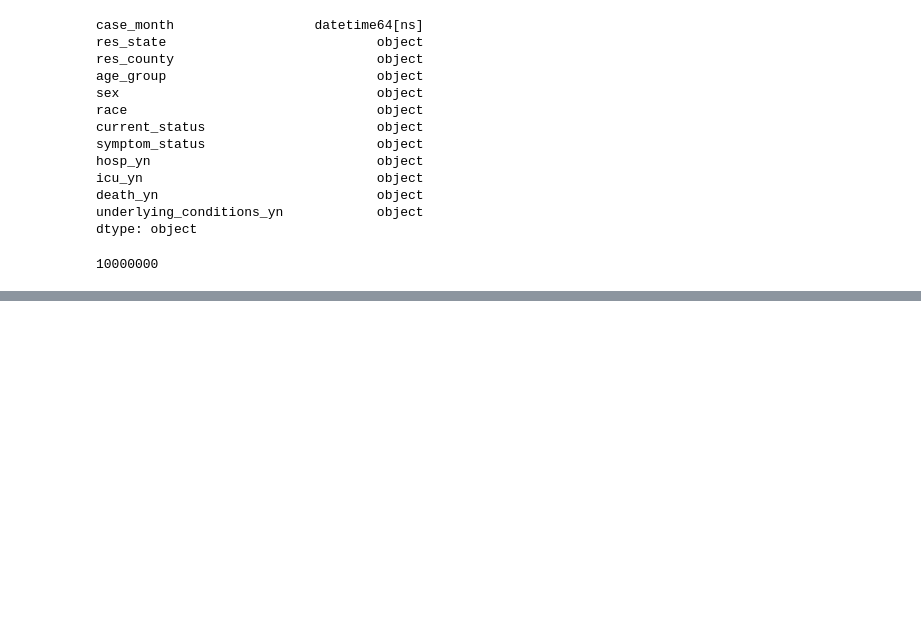
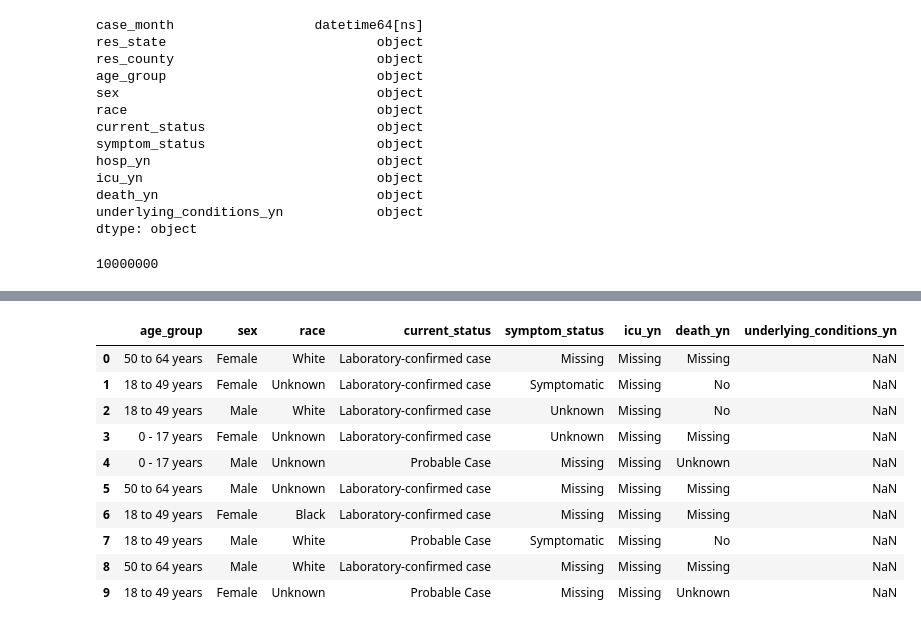
Before and after one commit to JulianDiaz619/covid, a Jupyter notebook: demographicanalysis_ETL.ipynb, the cells around one changed output, grey strips where cells are left out. Saved outputs shown, nothing was run; the diff lists cells and outputs as text; code cells hidden in the pictures; blank space fills up the shorter version.

```diff
--- a/demographicanalysis_ETL.ipynb
+++ b/demographicanalysis_ETL.ipynb
@@ -230,3 +230,19 @@ race_df_subset = race_df.head(100000)
 age_df_subset.to_csv('resources/demographic_analysis/sample_age.csv', index = False)
 sex_df_subset.to_csv('resources/demographic_analysis/sample_sex.csv', index = False)
 race_df_subset.to_csv('resources/demographic_analysis/sample_race.csv', index = False)
+# %%
+clean_df = df.copy()
+clean_df = clean_df.drop(['case_month', 'res_state', 'res_county', 'hosp_yn'], axis=1)
+clean_df.head(10)
+# %% [output]
+|  | age_group | sex | race | current_status | symptom_status | icu_yn | death_yn | underlying_conditions_yn |
+| 0 | 50 to 64 years | Female | White | Laboratory-confirmed case | Missing | Missing | Missing | NaN |
+| 1 | 18 to 49 years | Female | Unknown | Laboratory-confirmed case | Symptomatic | Missing | No | NaN |
+| 2 | 18 to 49 years | Male | White | Laboratory-confirmed case | Unknown | Missing | No | NaN |
+| 3 | 0 - 17 years | Female | Unknown | Laboratory-confirmed case | Unknown | Missing | Missing | NaN |
+| 4 | 0 - 17 years | Male | Unknown | Probable Case | Missing | Missing | Unknown | NaN |
+| 5 | 50 to 64 years | Male | Unknown | Laboratory-confirmed case | Missing | Missing | Missing | NaN |
+| 6 | 18 to 49 years | Female | Black | Laboratory-confirmed case | Missing | Missing | Missing | NaN |
+| 7 | 18 to 49 years | Male | White | Probable Case | Symptomatic | Missing | No | NaN |
+| 8 | 50 to 64 years | Male | White | Laboratory-confirmed case | Missing | Missing | Missing | NaN |
+| 9 | 18 to 49 years | Female | Unknown | Probable Case | Missing | Missing | Unknown | NaN |
```
Also changed, not shown: parts of 45 cells of this notebook.
